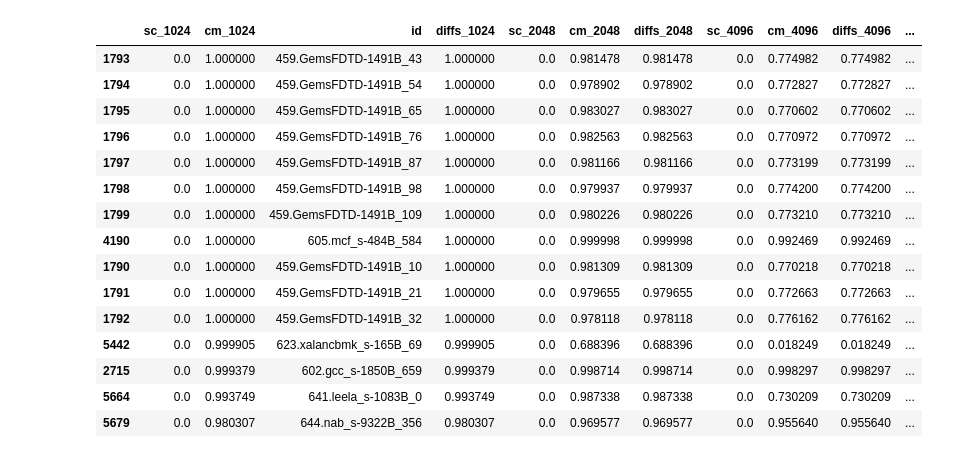
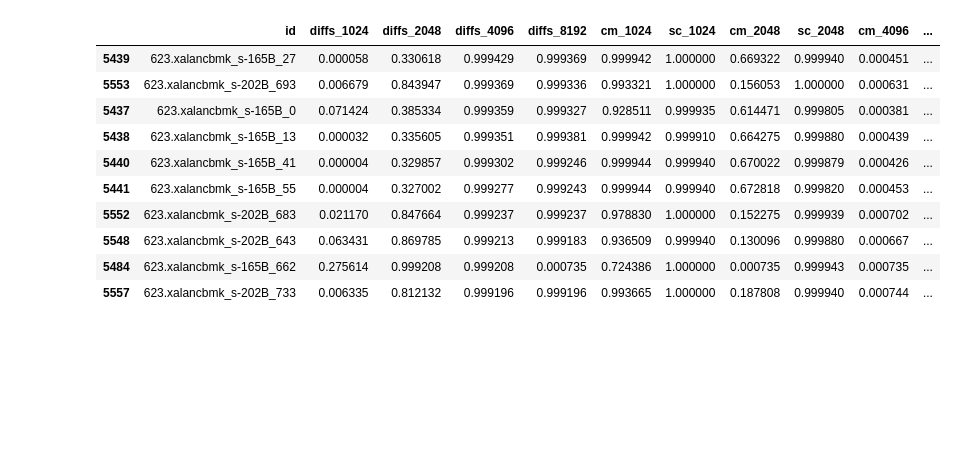
Before and after one commit to MarkRamosS/CacheEstimator, a Jupyter notebook: statCache.ipynb, the cells around one changed output. Cells and saved outputs as stored; diff of their text form; code cells hidden in the pictures; blank space fills up the shorter version.

```diff
--- a/statCache.ipynb
+++ b/statCache.ipynb
@@ -167,7 +172,3 @@ for i in sc_out["id"]:
             break
         ctr+=1
     d[i[:-ctr]] = 1
-# %%
-for i in ['1024','2048','4096','8192']:
-    c_acc_lru = mean_squared_error([0.5]*len(cache_misses), cache_misses[i])
-    print(f'Cache size {i}\t: lru_mse = {c_acc_lru}')
@@ -179,4 +174,0 @@ Cache size 8192 : lru_mse = 0.13181527230699921
-# %%
-for i in ['1024','2048','4096','8192']:
-    c_acc_lru = mean_squared_error(bdf[bdf['sc_'+i] < 0.6]['sc_'+i], bdf[bdf['sc_'+i] < 0.6]['cm_'+i])
-    print(f'Cache size {i}\t: lru_mse = {c_acc_lru}')
@@ -188,6 +175,7 @@ Cache size 8192 : lru_mse = 0.11448625289454704
 # %%
-plt.scatter(bdf['diffs_1024'], bdf['cm_1024'], marker='x', linewidths = 0.3)
+c = '4096'
+plt.scatter(bdf['diffs_'+c], bdf['cm_'+c], marker='x', linewidths = 0.3)
 plt.show()
-plt.scatter(bdf['diffs_1024'], bdf['sc_1024'], marker='x', linewidths = 0.3)
+plt.scatter(bdf['diffs_'+c], bdf['sc_'+c], marker='x', linewidths = 0.3)
 plt.show()
 # %% [output]
@@ -196,21 +184,22 @@ plt.show()
+# %%
+columns = ["id"]
+for i in ['1024','2048','4096','8192']:
+    columns.append('diffs_'+i)
+for i in ['1024','2048','4096','8192']:
+    columns.append('cm_'+i)
+    columns.append('sc_'+i)
 # %%
 # Outputs sorted by difference for some data analysis
-bdf = bdf.sort_values("diffs_1024", ascending=False)
-bdf.head(15)
+bdf.sort_values("diffs_"+c, ascending=False)[columns].head(10)
 # %% [output]
-|  | sc_1024 | cm_1024 | id | diffs_1024 | sc_2048 | cm_2048 | diffs_2048 | sc_4096 | cm_4096 | diffs_4096 | ... |
-| 1793 | 0.0 | 1.000000 | 459.GemsFDTD-1491B_43 | 1.000000 | 0.0 | 0.981478 | 0.981478 | 0.0 | 0.774982 | 0.774982 | ... |
-| 1794 | 0.0 | 1.000000 | 459.GemsFDTD-1491B_54 | 1.000000 | 0.0 | 0.978902 | 0.978902 | 0.0 | 0.772827 | 0.772827 | ... |
-| 1795 | 0.0 | 1.000000 | 459.GemsFDTD-1491B_65 | 1.000000 | 0.0 | 0.983027 | 0.983027 | 0.0 | 0.770602 | 0.770602 | ... |
-| 1796 | 0.0 | 1.000000 | 459.GemsFDTD-1491B_76 | 1.000000 | 0.0 | 0.982563 | 0.982563 | 0.0 | 0.770972 | 0.770972 | ... |
-| 1797 | 0.0 | 1.000000 | 459.GemsFDTD-1491B_87 | 1.000000 | 0.0 | 0.981166 | 0.981166 | 0.0 | 0.773199 | 0.773199 | ... |
-| 1798 | 0.0 | 1.000000 | 459.GemsFDTD-1491B_98 | 1.000000 | 0.0 | 0.979937 | 0.979937 | 0.0 | 0.774200 | 0.774200 | ... |
-| 1799 | 0.0 | 1.000000 | 459.GemsFDTD-1491B_109 | 1.000000 | 0.0 | 0.980226 | 0.980226 | 0.0 | 0.773210 | 0.773210 | ... |
-| 4190 | 0.0 | 1.000000 | 605.mcf_s-484B_584 | 1.000000 | 0.0 | 0.999998 | 0.999998 | 0.0 | 0.992469 | 0.992469 | ... |
-| 1790 | 0.0 | 1.000000 | 459.GemsFDTD-1491B_10 | 1.000000 | 0.0 | 0.981309 | 0.981309 | 0.0 | 0.770218 | 0.770218 | ... |
-| 1791 | 0.0 | 1.000000 | 459.GemsFDTD-1491B_21 | 1.000000 | 0.0 | 0.979655 | 0.979655 | 0.0 | 0.772663 | 0.772663 | ... |
-| 1792 | 0.0 | 1.000000 | 459.GemsFDTD-1491B_32 | 1.000000 | 0.0 | 0.978118 | 0.978118 | 0.0 | 0.776162 | 0.776162 | ... |
-| 5442 | 0.0 | 0.999905 | 623.xalancbmk_s-165B_69 | 0.999905 | 0.0 | 0.688396 | 0.688396 | 0.0 | 0.018249 | 0.018249 | ... |
-| 2715 | 0.0 | 0.999379 | 602.gcc_s-1850B_659 | 0.999379 | 0.0 | 0.998714 | 0.998714 | 0.0 | 0.998297 | 0.998297 | ... |
-| 5664 | 0.0 | 0.993749 | 641.leela_s-1083B_0 | 0.993749 | 0.0 | 0.987338 | 0.987338 | 0.0 | 0.730209 | 0.730209 | ... |
-| 5679 | 0.0 | 0.980307 | 644.nab_s-9322B_356 | 0.980307 | 0.0 | 0.969577 | 0.969577 | 0.0 | 0.955640 | 0.955640 | ... |
+|  | id | diffs_1024 | diffs_2048 | diffs_4096 | diffs_8192 | cm_1024 | sc_1024 | cm_2048 | sc_2048 | cm_4096 | ... |
+| 5439 | 623.xalancbmk_s-165B_27 | 0.000058 | 0.330618 | 0.999429 | 0.999369 | 0.999942 | 1.000000 | 0.669322 | 0.999940 | 0.000451 | ... |
+| 5553 | 623.xalancbmk_s-202B_693 | 0.006679 | 0.843947 | 0.999369 | 0.999336 | 0.993321 | 1.000000 | 0.156053 | 1.000000 | 0.000631 | ... |
+| 5437 | 623.xalancbmk_s-165B_0 | 0.071424 | 0.385334 | 0.999359 | 0.999327 | 0.928511 | 0.999935 | 0.614471 | 0.999805 | 0.000381 | ... |
+| 5438 | 623.xalancbmk_s-165B_13 | 0.000032 | 0.335605 | 0.999351 | 0.999381 | 0.999942 | 0.999910 | 0.664275 | 0.999880 | 0.000439 | ... |
+| 5440 | 623.xalancbmk_s-165B_41 | 0.000004 | 0.329857 | 0.999302 | 0.999246 | 0.999944 | 0.999940 | 0.670022 | 0.999879 | 0.000426 | ... |
+| 5441 | 623.xalancbmk_s-165B_55 | 0.000004 | 0.327002 | 0.999277 | 0.999243 | 0.999944 | 0.999940 | 0.672818 | 0.999820 | 0.000453 | ... |
+| 5552 | 623.xalancbmk_s-202B_683 | 0.021170 | 0.847664 | 0.999237 | 0.999237 | 0.978830 | 1.000000 | 0.152275 | 0.999939 | 0.000702 | ... |
+| 5548 | 623.xalancbmk_s-202B_643 | 0.063431 | 0.869785 | 0.999213 | 0.999183 | 0.936509 | 0.999940 | 0.130096 | 0.999880 | 0.000667 | ... |
+| 5484 | 623.xalancbmk_s-165B_662 | 0.275614 | 0.999208 | 0.999208 | 0.000735 | 0.724386 | 1.000000 | 0.000735 | 0.999943 | 0.000735 | ... |
+| 5557 | 623.xalancbmk_s-202B_733 | 0.006335 | 0.812132 | 0.999196 | 0.999196 | 0.993665 | 1.000000 | 0.187808 | 0.999940 | 0.000744 | ... |
```
Also changed, not shown: parts of 12 cells of this notebook.
